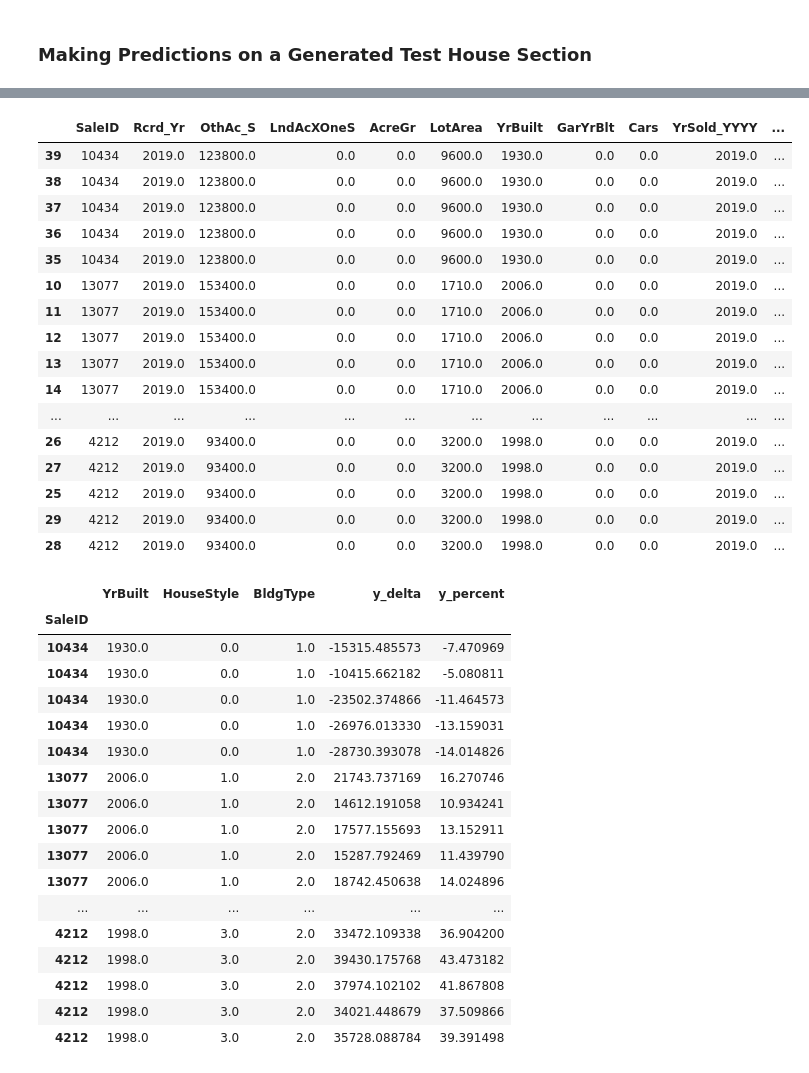
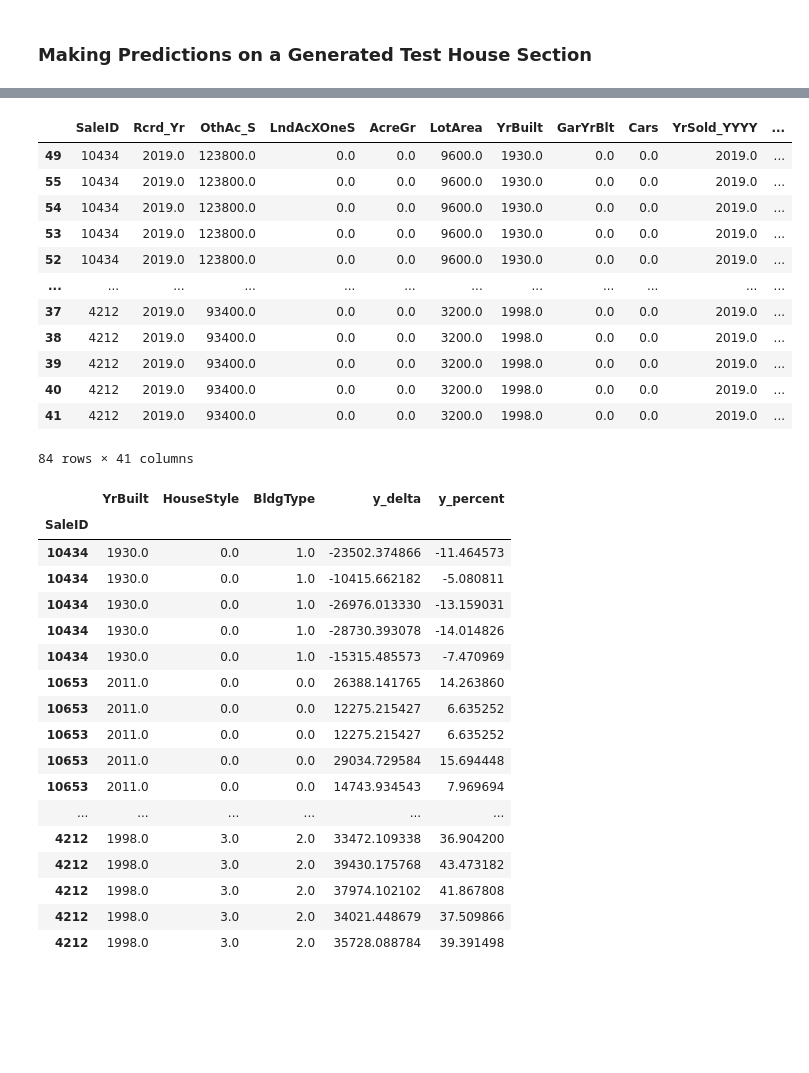
Before and after one commit to lelandjmurrin/Ames_Housing_Project, a Jupyter notebook: Ames_Housing_SalePrice_Distance_Predictions.ipynb, the cells around one changed output, grey strips where cells are left out. Saved outputs shown, nothing was run; the diff lists cells and outputs as text; code cells hidden in the pictures; blank space fills up the shorter version.

Commit message:
Finalizing Sample House Sale predictions slide and adding a single family detached home prediction table

```diff
--- a/Ames_Housing_SalePrice_Distance_Predictions.ipynb
+++ b/Ames_Housing_SalePrice_Distance_Predictions.ipynb
@@ -1625,47 +1649,45 @@ df_houseBoth.loc[load_state_pkl()["Final_Model"][0]["X"]['test_SFS'].query("Has_
 # %%
 #SaleID 8151
 attr_dict = {}
 attr_dict["Has_Fireplace"] = 1
 attr_dict["Has_Garage"] = 1
 attr_dict["Service_Organic_Groceries_closest"] = 1
-attr_dict["Service_Spa_closest"] = 1
+attr_dict["Service_Restaurant_closest"] = 1
+attr_dict["Service_Shopping_closest"] = 1
+attr_dict["Service_Religion_closest"] = 1
 attr_dict["Year"] = 2021
 yy = load_state_pkl()["Final_Model"][0]["y"]["test"]
 XX = load_state_pkl()["Final_Model"][0]["X"]["test_SFS"]
 df_predict_list = []
 
-for SaleID in [8151, 22472, 13077, 6195, 20417, 4212, 9482, 10434]:
+for SaleID in [8151, 22472, 13077, 6195, 20417, 4212, 9482, 10434, 14799, 10653, 14817, 14787]:
     row = load_state_pkl()["Final_Model"][0]["X"]['test_SFS'].query("SaleID == @SaleID")
     X_predict = pd.DataFrame([row.copy().eval(f"{k} = {v}").T[SaleID] for k,v in attr_dict.items()])
     y_true = yy[SaleID]
     y_predict = load_state_pkl()["Final_Model"][0]["GBR"]["Model"].predict(X_predict)
     y_delta = y_predict - y_true
     df_predict_list.append(X_predict.eval("y_predict = @y_predict").eval("y_true = @y_true").eval("y_delta = @y_delta"))
 
 df_predict = pd.concat(df_predict_list).rename_axis("SaleID").reset_index()
     # df_predict = X_predict.eval("y_predict = @y_predict").eval("y_delta = @y_delta")
     # else:
     #     df_predict = df_predict.append(X_predict.eval("y_predict = @y_predict").eval("y_delta = @y_delta"))
 
 df_predict.sort_values("y_true", ascending = False)#.query("SaleID == 10434")
 # %% [output]
 |  | SaleID | Rcrd_Yr | OthAc_S | LndAcXOneS | AcreGr | LotArea | YrBuilt | GarYrBlt | Cars | YrSold_YYYY | ... |
-| 39 | 10434 | 2019.0 | 123800.0 | 0.0 | 0.0 | 9600.0 | 1930.0 | 0.0 | 0.0 | 2019.0 | ... |
-| 38 | 10434 | 2019.0 | 123800.0 | 0.0 | 0.0 | 9600.0 | 1930.0 | 0.0 | 0.0 | 2019.0 | ... |
-| 37 | 10434 | 2019.0 | 123800.0 | 0.0 | 0.0 | 9600.0 | 1930.0 | 0.0 | 0.0 | 2019.0 | ... |
-| 36 | 10434 | 2019.0 | 123800.0 | 0.0 | 0.0 | 9600.0 | 1930.0 | 0.0 | 0.0 | 2019.0 | ... |
-| 35 | 10434 | 2019.0 | 123800.0 | 0.0 | 0.0 | 9600.0 | 1930.0 | 0.0 | 0.0 | 2019.0 | ... |
-| 10 | 13077 | 2019.0 | 153400.0 | 0.0 | 0.0 | 1710.0 | 2006.0 | 0.0 | 0.0 | 2019.0 | ... |
-| 11 | 13077 | 2019.0 | 153400.0 | 0.0 | 0.0 | 1710.0 | 2006.0 | 0.0 | 0.0 | 2019.0 | ... |
-| 12 | 13077 | 2019.0 | 153400.0 | 0.0 | 0.0 | 1710.0 | 2006.0 | 0.0 | 0.0 | 2019.0 | ... |
-| 13 | 13077 | 2019.0 | 153400.0 | 0.0 | 0.0 | 1710.0 | 2006.0 | 0.0 | 0.0 | 2019.0 | ... |
-| 14 | 13077 | 2019.0 | 153400.0 | 0.0 | 0.0 | 1710.0 | 2006.0 | 0.0 | 0.0 | 2019.0 | ... |
+| 49 | 10434 | 2019.0 | 123800.0 | 0.0 | 0.0 | 9600.0 | 1930.0 | 0.0 | 0.0 | 2019.0 | ... |
+| 55 | 10434 | 2019.0 | 123800.0 | 0.0 | 0.0 | 9600.0 | 1930.0 | 0.0 | 0.0 | 2019.0 | ... |
+| 54 | 10434 | 2019.0 | 123800.0 | 0.0 | 0.0 | 9600.0 | 1930.0 | 0.0 | 0.0 | 2019.0 | ... |
+| 53 | 10434 | 2019.0 | 123800.0 | 0.0 | 0.0 | 9600.0 | 1930.0 | 0.0 | 0.0 | 2019.0 | ... |
+| 52 | 10434 | 2019.0 | 123800.0 | 0.0 | 0.0 | 9600.0 | 1930.0 | 0.0 | 0.0 | 2019.0 | ... |
 | ... | ... | ... | ... | ... | ... | ... | ... | ... | ... | ... | ... |
-| 26 | 4212 | 2019.0 | 93400.0 | 0.0 | 0.0 | 3200.0 | 1998.0 | 0.0 | 0.0 | 2019.0 | ... |
-| 27 | 4212 | 2019.0 | 93400.0 | 0.0 | 0.0 | 3200.0 | 1998.0 | 0.0 | 0.0 | 2019.0 | ... |
-| 25 | 4212 | 2019.0 | 93400.0 | 0.0 | 0.0 | 3200.0 | 1998.0 | 0.0 | 0.0 | 2019.0 | ... |
-| 29 | 4212 | 2019.0 | 93400.0 | 0.0 | 0.0 | 3200.0 | 1998.0 | 0.0 | 0.0 | 2019.0 | ... |
-| 28 | 4212 | 2019.0 | 93400.0 | 0.0 | 0.0 | 3200.0 | 1998.0 | 0.0 | 0.0 | 2019.0 | ... |
+| 37 | 4212 | 2019.0 | 93400.0 | 0.0 | 0.0 | 3200.0 | 1998.0 | 0.0 | 0.0 | 2019.0 | ... |
+| 38 | 4212 | 2019.0 | 93400.0 | 0.0 | 0.0 | 3200.0 | 1998.0 | 0.0 | 0.0 | 2019.0 | ... |
+| 39 | 4212 | 2019.0 | 93400.0 | 0.0 | 0.0 | 3200.0 | 1998.0 | 0.0 | 0.0 | 2019.0 | ... |
+| 40 | 4212 | 2019.0 | 93400.0 | 0.0 | 0.0 | 3200.0 | 1998.0 | 0.0 | 0.0 | 2019.0 | ... |
+| 41 | 4212 | 2019.0 | 93400.0 | 0.0 | 0.0 | 3200.0 | 1998.0 | 0.0 | 0.0 | 2019.0 | ... |
+84 rows × 41 columns
 # %%
 df_houseBoth[["Prop_Addr"]].join(df_predict.set_index("SaleID"), how = "right").eval("y_percent = (y_delta/y_true)*100").sort_values("y_true", ascending = False)[["YrBuilt", "HouseStyle", "BldgType", "y_delta", "y_percent"]]
 
@@ -1673,16 +1695,16 @@ df_houseBoth[["Prop_Addr"]].join(df_predict.set_index("SaleID"), how = "right").
 # %% [output]
 |  | YrBuilt | HouseStyle | BldgType | y_delta | y_percent |
 | SaleID |  |  |  |  |  |
-| 10434 | 1930.0 | 0.0 | 1.0 | -15315.485573 | -7.470969 |
+| 10434 | 1930.0 | 0.0 | 1.0 | -23502.374866 | -11.464573 |
 | 10434 | 1930.0 | 0.0 | 1.0 | -10415.662182 | -5.080811 |
-| 10434 | 1930.0 | 0.0 | 1.0 | -23502.374866 | -11.464573 |
 | 10434 | 1930.0 | 0.0 | 1.0 | -26976.013330 | -13.159031 |
 | 10434 | 1930.0 | 0.0 | 1.0 | -28730.393078 | -14.014826 |
-| 13077 | 2006.0 | 1.0 | 2.0 | 21743.737169 | 16.270746 |
-| 13077 | 2006.0 | 1.0 | 2.0 | 14612.191058 | 10.934241 |
-| 13077 | 2006.0 | 1.0 | 2.0 | 17577.155693 | 13.152911 |
-| 13077 | 2006.0 | 1.0 | 2.0 | 15287.792469 | 11.439790 |
-| 13077 | 2006.0 | 1.0 | 2.0 | 18742.450638 | 14.024896 |
+| 10434 | 1930.0 | 0.0 | 1.0 | -15315.485573 | -7.470969 |
+| 10653 | 2011.0 | 0.0 | 0.0 | 26388.141765 | 14.263860 |
+| 10653 | 2011.0 | 0.0 | 0.0 | 12275.215427 | 6.635252 |
+| 10653 | 2011.0 | 0.0 | 0.0 | 12275.215427 | 6.635252 |
+| 10653 | 2011.0 | 0.0 | 0.0 | 29034.729584 | 15.694448 |
+| 10653 | 2011.0 | 0.0 | 0.0 | 14743.934543 | 7.969694 |
 | ... | ... | ... | ... | ... | ... |
 | 4212 | 1998.0 | 3.0 | 2.0 | 33472.109338 | 36.904200 |
 | 4212 | 1998.0 | 3.0 | 2.0 | 39430.175768 | 43.473182 |
```
Also changed, not shown: parts of 8 cells of this notebook, 2 other files.
